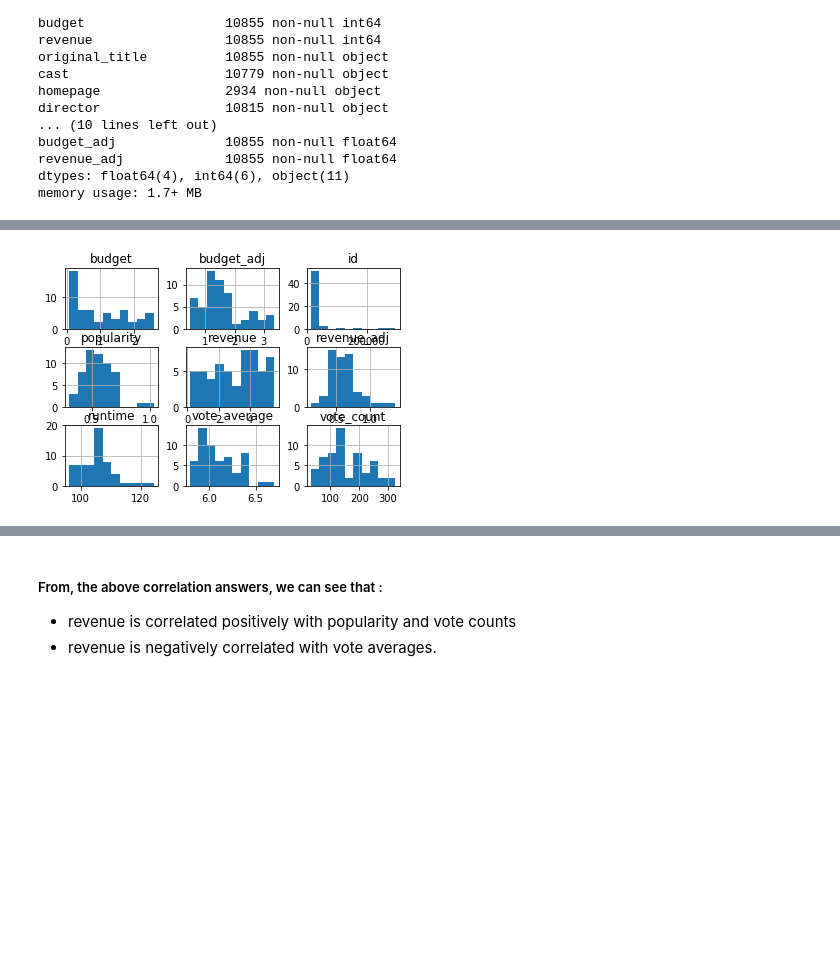
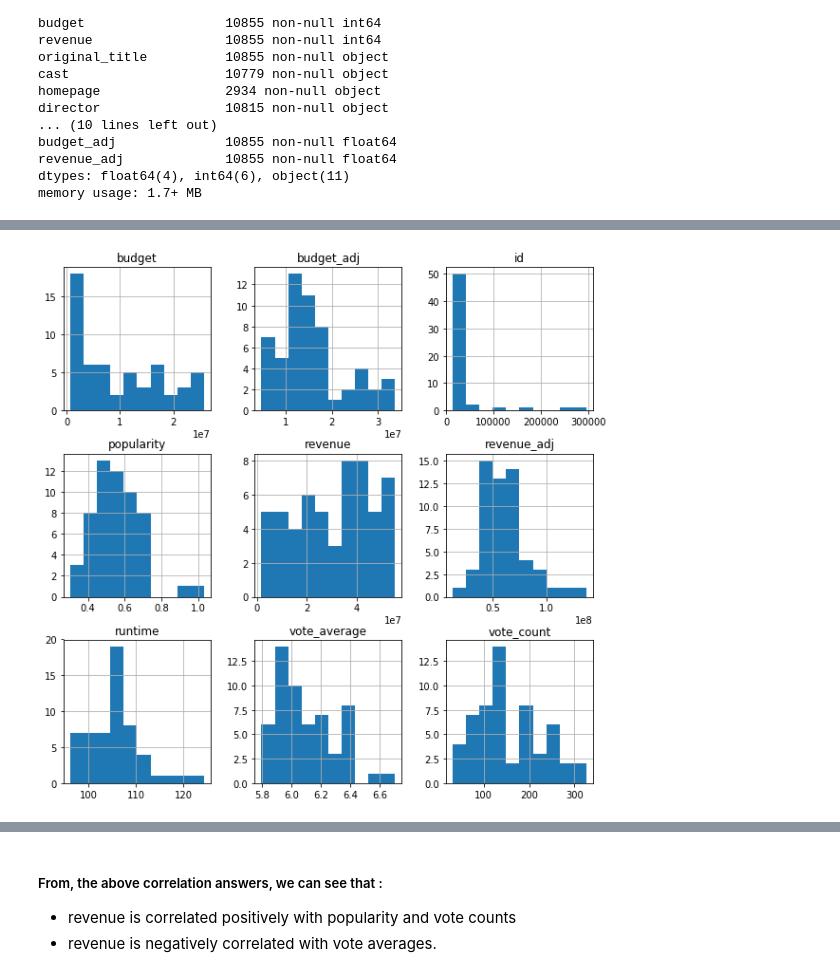
Before and after one commit to nirupamaprv/Investigate_Dataset, a Jupyter notebook: Investigate_a_Dataset_TMDb_NirupamaPV.ipynb, the cells around one changed output, grey strips where cells are left out. Drawn from its saved outputs; the diff is of its cells as text; code cells hidden in the pictures; blank space fills up the shorter version.

```diff
--- a/Investigate_a_Dataset_TMDb_NirupamaPV.ipynb
+++ b/Investigate_a_Dataset_TMDb_NirupamaPV.ipynb
@@ -232,5 +252,5 @@ df_new = df_imdb.groupby('release_year').mean()
 # %%
-#Initial exploration to see possible trends
-df_new.hist();
+#Initial exploration to see possible trends visually
+df_new.hist(figsize=(10,10));
 # %% [output]
-[figure, old version]
+[figure, new version]
```
Also changed, not shown: parts of 45 cells of this notebook, 1 other file.
